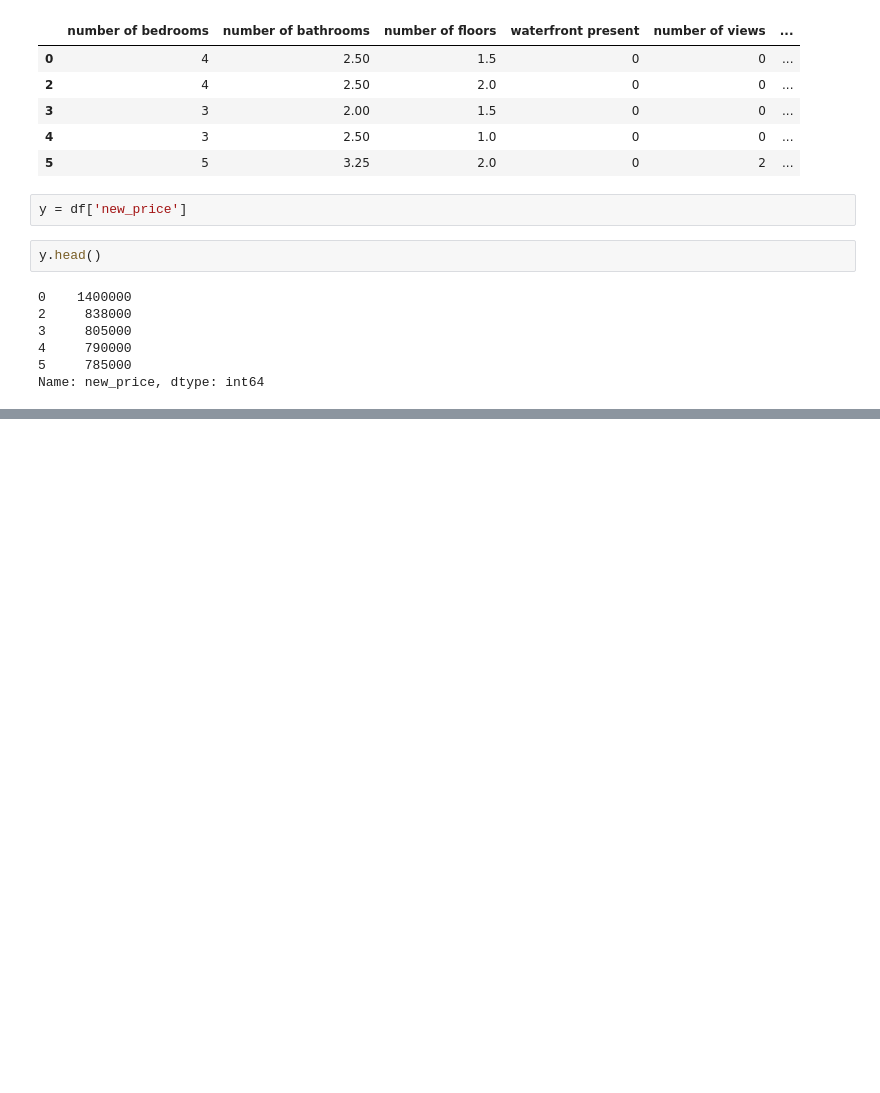
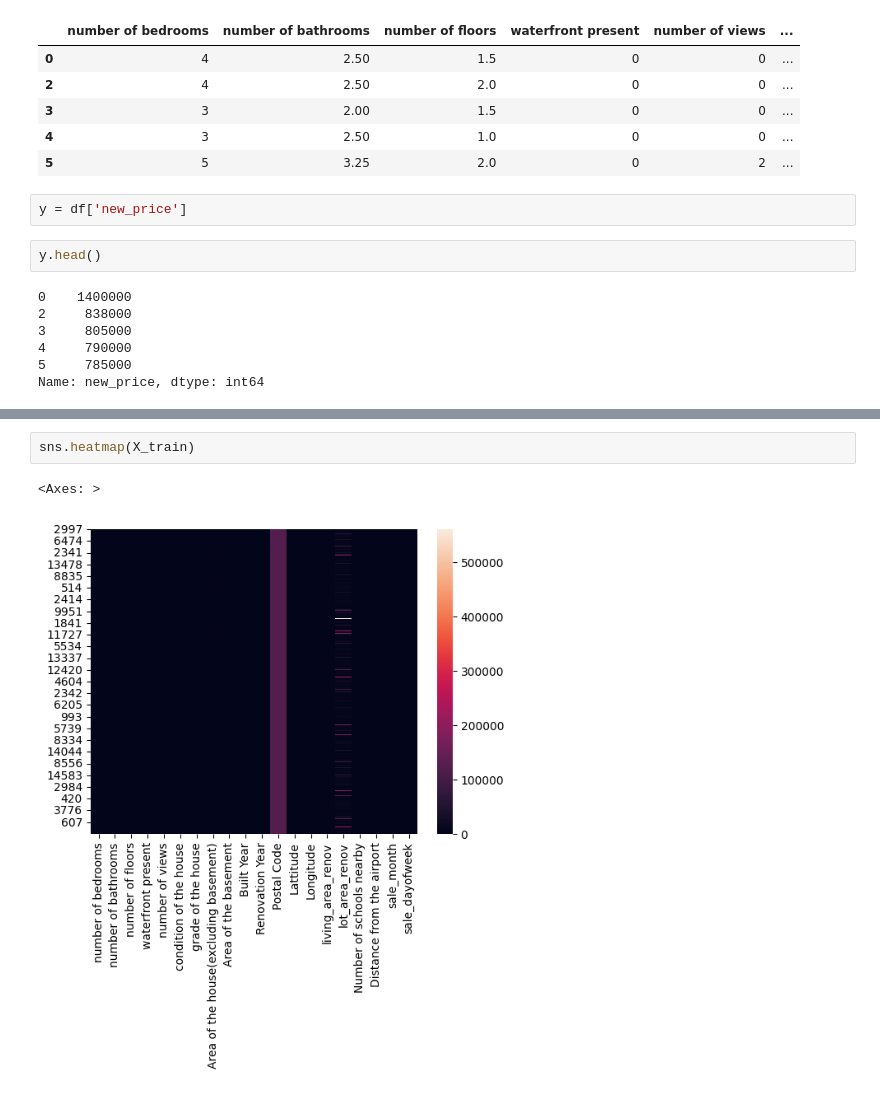
Before and after one commit to sangolgisamarth/House-Price-Predication, a Jupyter notebook: notebook/model.ipynb, the cells around one changed output, grey strips where cells are left out. Drawn from its saved outputs; the diff is of its cells as text; blank space fills up the shorter version.

```diff
--- a/notebook/model.ipynb
+++ b/notebook/model.ipynb
@@ -162,0 +181,5 @@ Name: new_price, dtype: int64
+# %%
+sns.heatmap(X_train)
+# %% [output]
+<Axes: >
+[figure, added]
```
Also changed, not shown: parts of 29 cells of this notebook, 2 other files.
